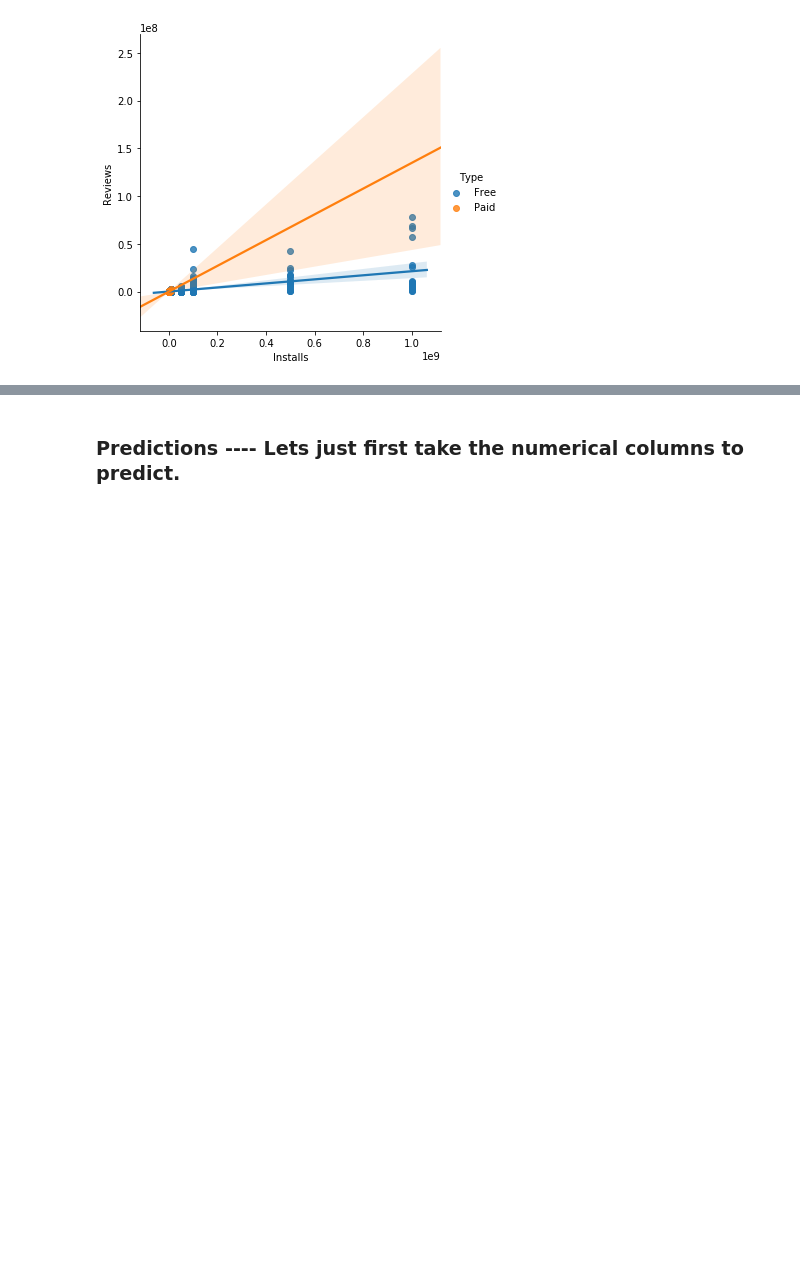
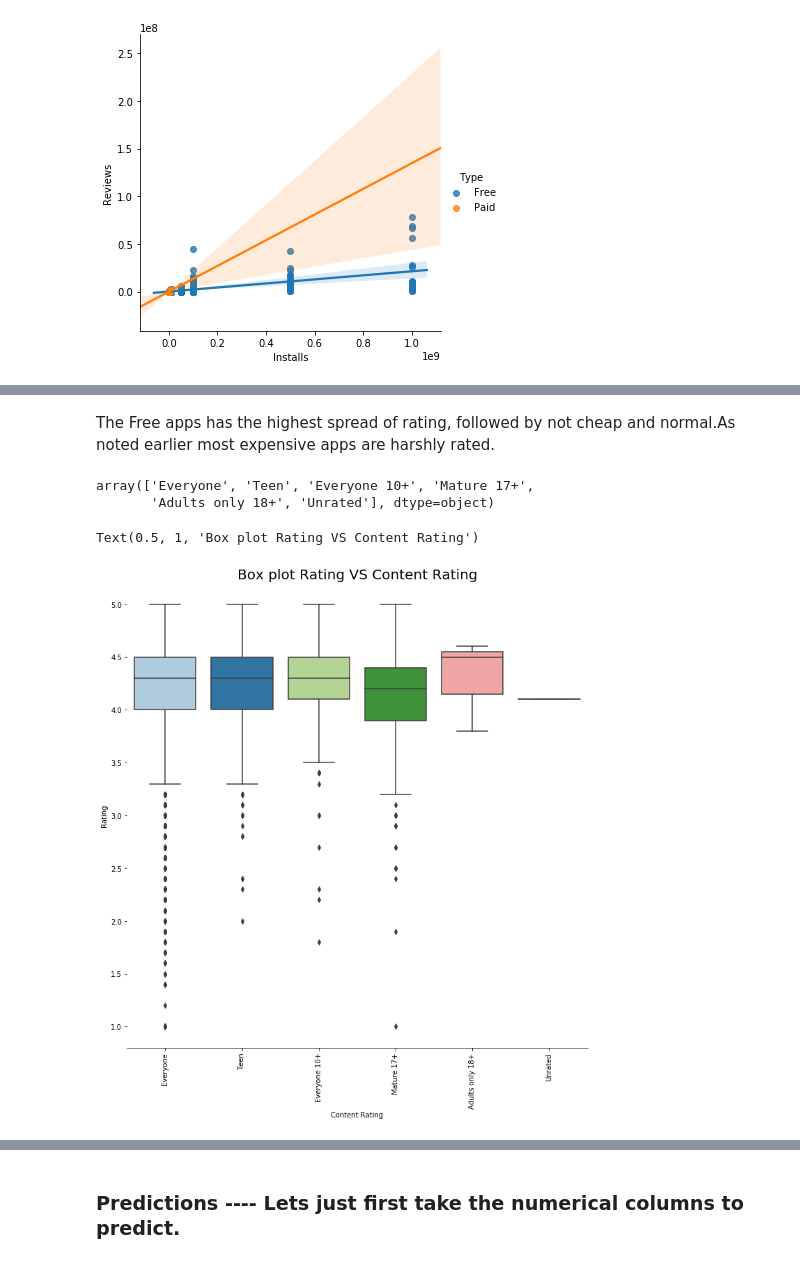
Before and after one commit to satarupa5/GooglePlayStore, a Jupyter notebook: EDA_Final.ipynb, the cells around one changed output, grey strips where cells are left out. Drawn from its saved outputs; the diff is of its cells as text; code cells hidden in the pictures; blank space fills up the shorter version.

```diff
--- a/EDA_Final.ipynb
+++ b/EDA_Final.ipynb
@@ -468,0 +516,16 @@ sns.lmplot(x = 'Installs', y = 'Reviews', data = df, hue = 'Type')
+# %% [markdown]
+The Free apps has the highest spread of rating, followed by not cheap and normal.As noted earlier most expensive apps are harshly rated.
+# %%
+df['Content Rating'].unique()
+# %% [output]
+array(['Everyone', 'Teen', 'Everyone 10+', 'Mature 17+',
+       'Adults only 18+', 'Unrated'], dtype=object)
+# %%
+g = sns.catplot(x="Content Rating",y="Rating",data=df, kind="box", height = 10 ,palette = "Paired")
+g.despine(left=True)
+g.set_xticklabels(rotation=90)
+g = g.set_ylabels("Rating")
+plt.title('Box plot Rating VS Content Rating',size = 20)
+# %% [output]
+Text(0.5, 1, 'Box plot Rating VS Content Rating')
+[figure, added]
```
Also changed, not shown: parts of 24 cells of this notebook.
